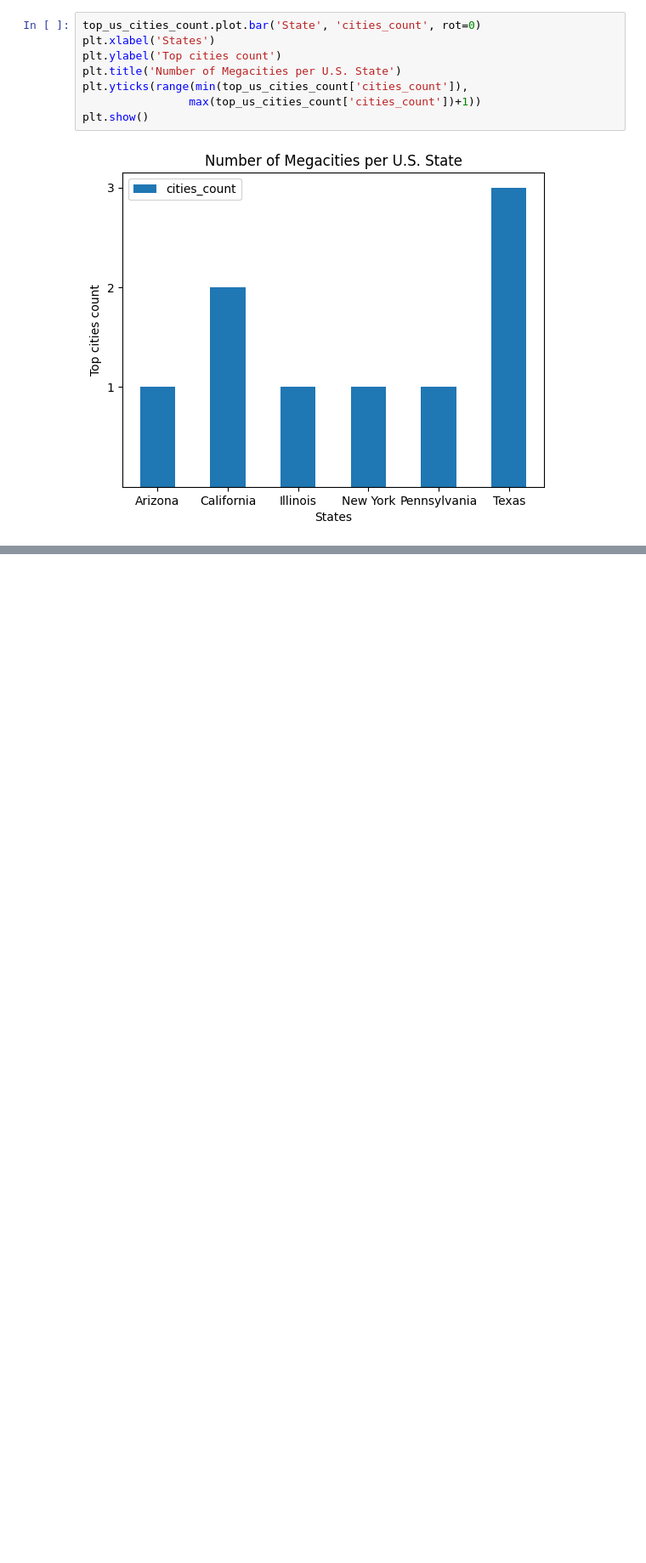
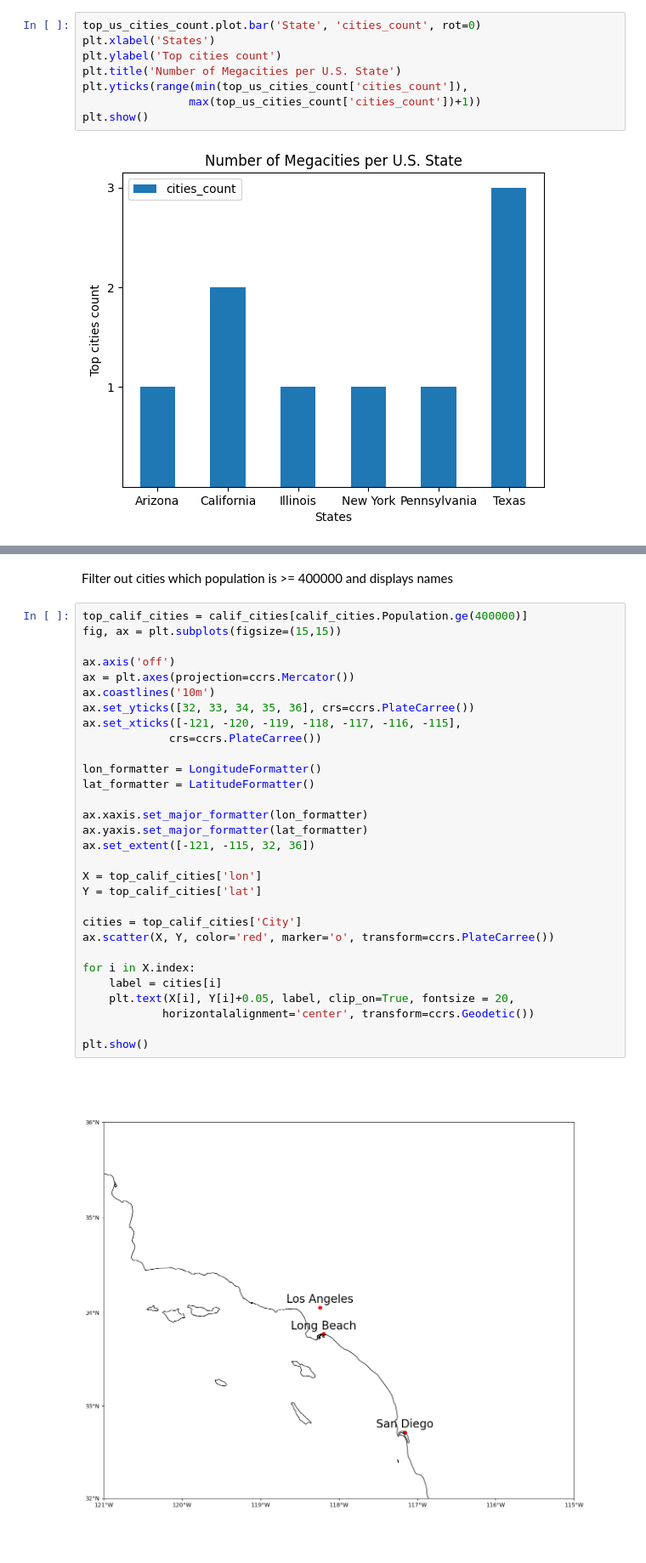
Before and after one commit to EstebanBorai/python-for-data-science, a Jupyter notebook: notebooks/sn08_data_visualizations.ipynb, the cells around one changed output, grey strips where cells are left out. Shown at 85% size. Drawn from its saved outputs; the diff is of its cells as text; blank space fills up the shorter version.

```diff
--- a/notebooks/sn08_data_visualizations.ipynb
+++ b/notebooks/sn08_data_visualizations.ipynb
@@ -253,0 +291,34 @@ plt.show()
+# %% [markdown]
+Filter out cities which population is >= 400000 and displays names
+# %%
+top_calif_cities = calif_cities[calif_cities.Population.ge(400000)]
+fig, ax = plt.subplots(figsize=(15,15))
+
+ax.axis('off')
+ax = plt.axes(projection=ccrs.Mercator())
+ax.coastlines('10m')
+ax.set_yticks([32, 33, 34, 35, 36], crs=ccrs.PlateCarree())
+ax.set_xticks([-121, -120, -119, -118, -117, -116, -115],
+             crs=ccrs.PlateCarree())
+
+lon_formatter = LongitudeFormatter()
+lat_formatter = LatitudeFormatter()
+
+ax.xaxis.set_major_formatter(lon_formatter)
+ax.yaxis.set_major_formatter(lat_formatter)
+ax.set_extent([-121, -115, 32, 36])
+
+X = top_calif_cities['lon']
+Y = top_calif_cities['lat']
+
+cities = top_calif_cities['City']
+ax.scatter(X, Y, color='red', marker='o', transform=ccrs.PlateCarree())
+
+for i in X.index:
+    label = cities[i]
+    plt.text(X[i], Y[i]+0.05, label, clip_on=True, fontsize = 20,
+            horizontalalignment='center', transform=ccrs.Geodetic())
+
+plt.show()
+# %% [output]
+[figure, added]
```
Also changed, not shown: parts of 3 cells of this notebook.
